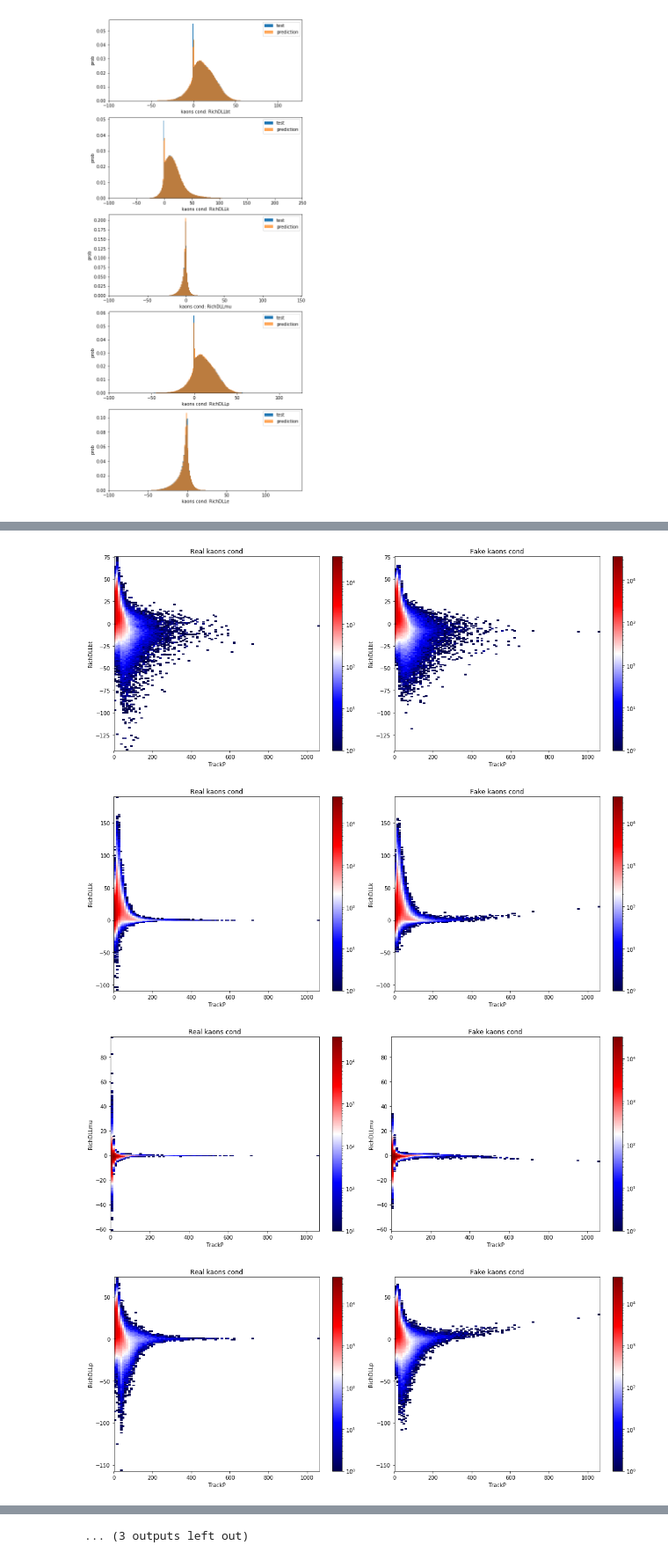
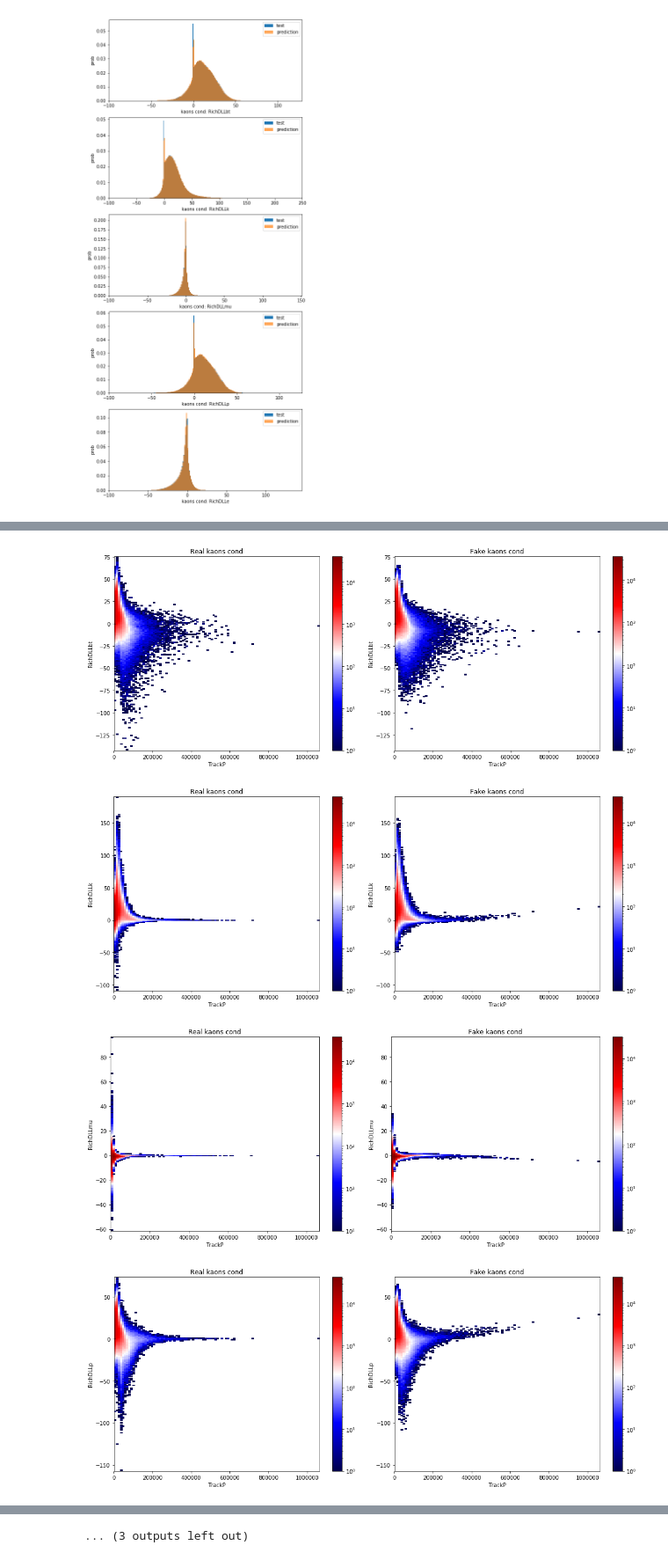
Before and after one commit to pavelyurlov/GAN-Project, a Jupyter notebook: notebooks/Conditional_GAN.ipynb, the cells around one changed output, grey strips where cells are left out. Shown: that part at 88% size. Cells and saved outputs as stored; diff of their text form; code cells hidden in the pictures.

```diff
--- a/notebooks/Conditional_GAN.ipynb
+++ b/notebooks/Conditional_GAN.ipynb
@@ -487,3 +487,8 @@ print(myscore_kaon_cond)
 visualise_df([Y_test], [Y_pred_kaon_cond], 'kaons cond')
 # %% [output]
 [figure]
+# %%
+XY_test_back = XY_test.copy()
+XY_test_back['TrackP'] *= 1000
+XY_test_back['NumLongTracks'] *= 10
+XY_test_back.describe()
@@ -490,9 +505,9 @@ visualise_df([Y_test], [Y_pred_kaon_cond], 'kaons cond')
 # %%
 for x_name in x_cols:
     for y_name in y_cols:
-        my2d_hist(XY_test, Y_pred_kaon_cond, 'kaons cond', x_name, y_name)
+        my2d_hist(XY_test_back, Y_pred_kaon_cond, 'kaons cond', x_name, y_name)
 # %% [output]
-[figure, old version]
+[figure, new version]
-[figure, old version]
+[figure, new version]
-[figure, old version]
+[figure, new version]
-[figure, old version]
+[figure, new version]
```
Also changed, not shown: parts of 2 cells of this notebook.
